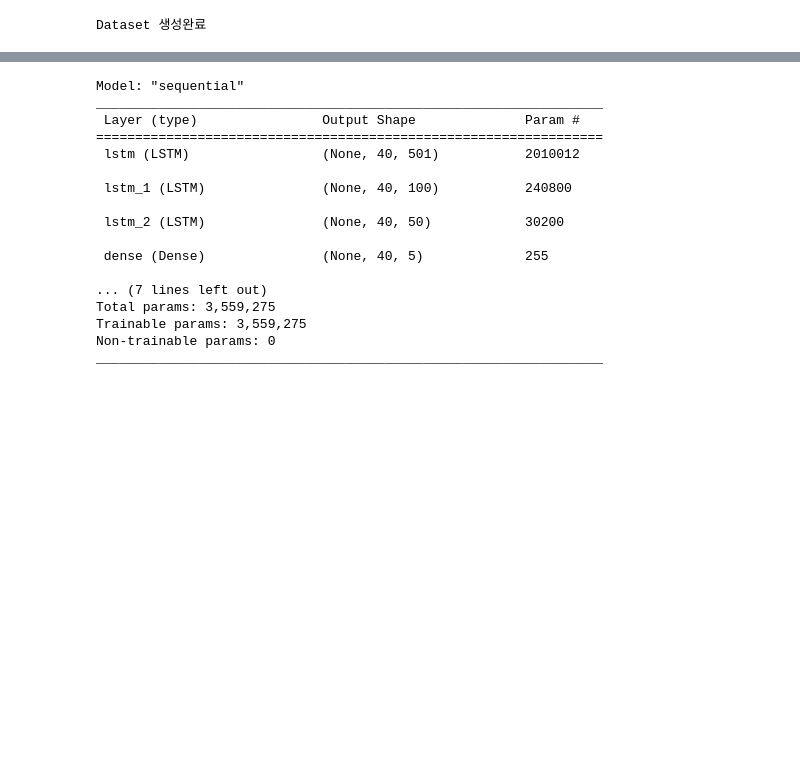
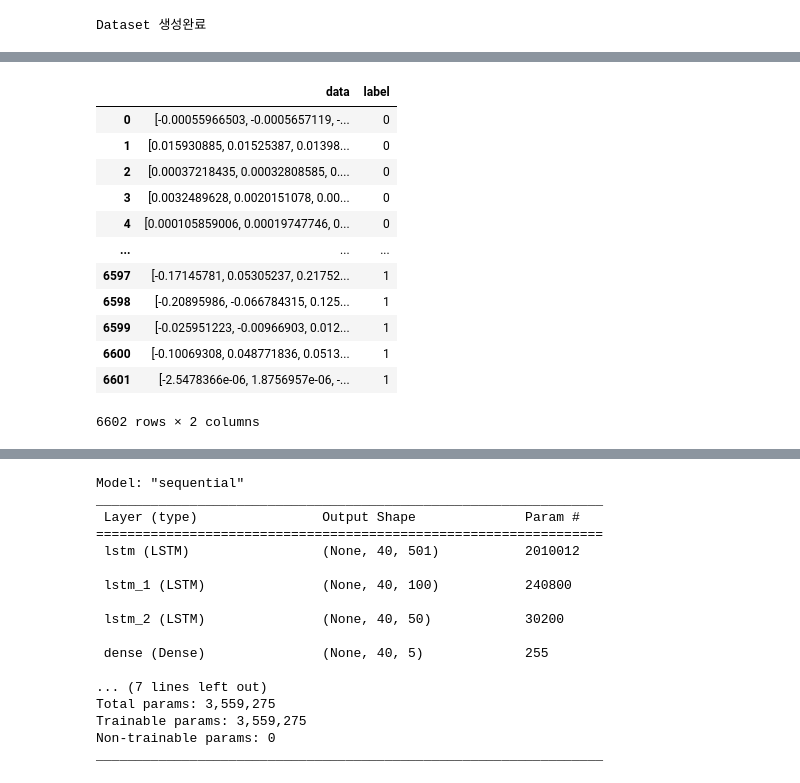
Before and after one commit to evali16/WatchMan_ipynb_ver, a Jupyter notebook: CSV로 라벨링 데이터 Mel-Spectrogram.ipynb, the cells around one changed output, grey strips where cells are left out. Drawn from its saved outputs; the diff is of its cells as text; code cells hidden in the pictures; blank space fills up the shorter version.

```diff
--- a/CSV로 라벨링 데이터 Mel-Spectrogram.ipynb
+++ b/CSV로 라벨링 데이터 Mel-Spectrogram.ipynb
@@ -124,5 +124,19 @@ train_wav.head()
 # %%
-#abnomal_wav.head()
+abnomal_wav
+# %% [output]
+|  | data | label |
+| 0 | [-0.00055966503, -0.0005657119, -... | 0 |
+| 1 | [0.015930885, 0.01525387, 0.01398... | 0 |
+| 2 | [0.00037218435, 0.00032808585, 0.... | 0 |
+| 3 | [0.0032489628, 0.0020151078, 0.00... | 0 |
+| 4 | [0.000105859006, 0.00019747746, 0... | 0 |
+| ... | ... | ... |
+| 6597 | [-0.17145781, 0.05305237, 0.21752... | 1 |
+| 6598 | [-0.20895986, -0.066784315, 0.125... | 1 |
+| 6599 | [-0.025951223, -0.00966903, 0.012... | 1 |
+| 6600 | [-0.10069308, 0.048771836, 0.0513... | 1 |
+| 6601 | [-2.5478366e-06, 1.8756957e-06, -... | 1 |
+6602 rows × 2 columns
 # %%
 #배열 확인
 for i in range(len(train_wav)):
```
Also changed, not shown: parts of 32 cells of this notebook.
